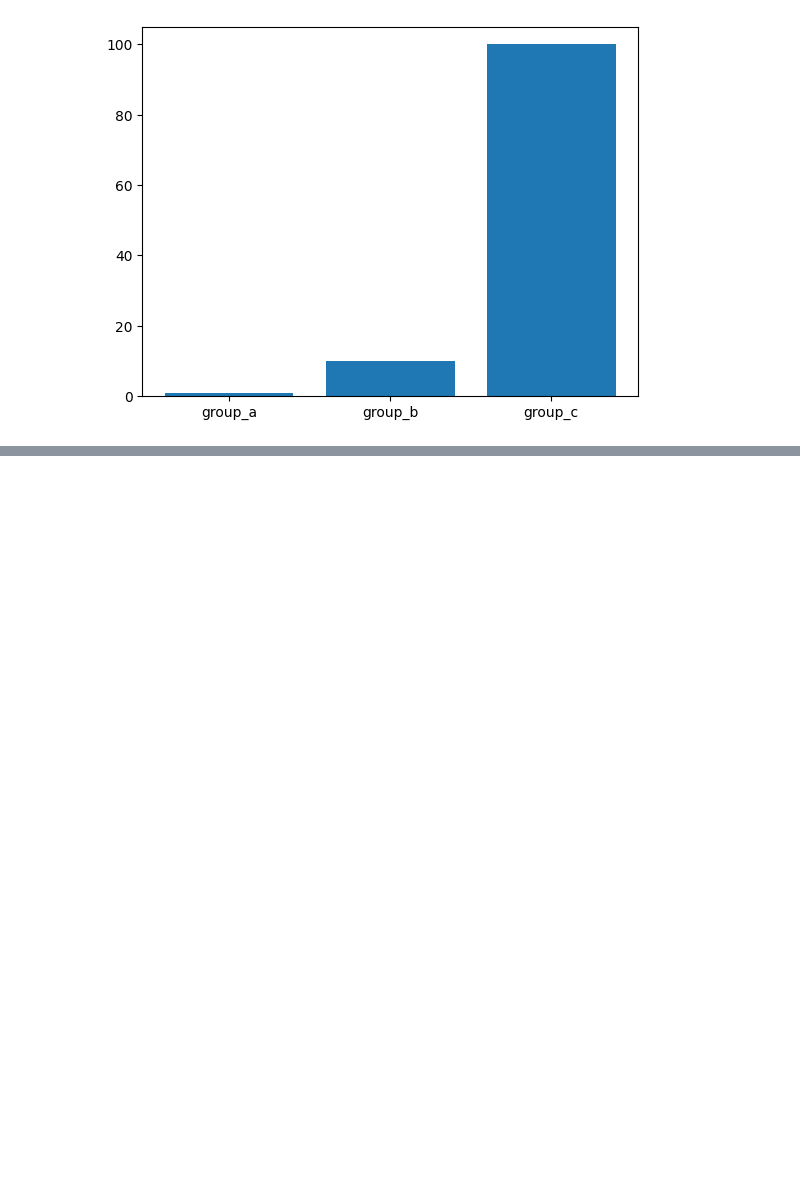
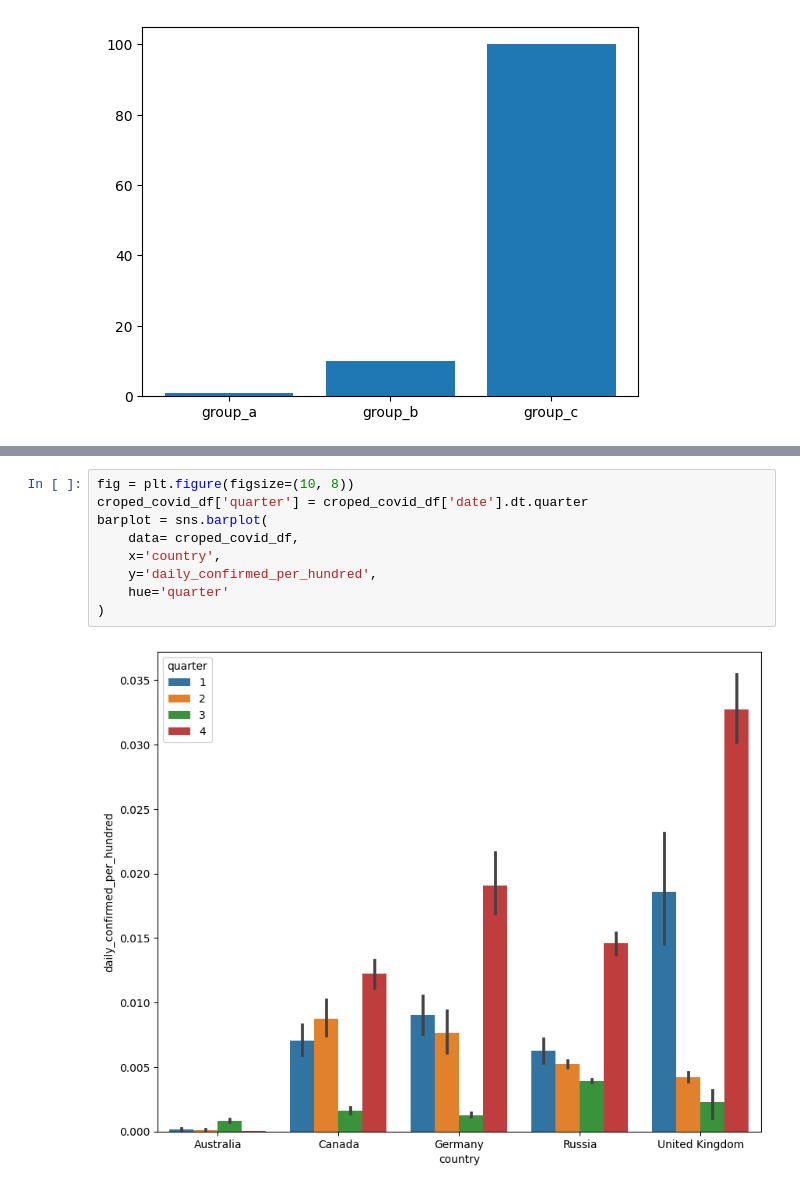
Before and after one commit to g1dcs/sf_hw_g1dcs, a Jupyter notebook: skillfactory/PY_13 Визуализация/Визуализация.ipynb, the cells around one changed output, grey strips where cells are left out. Cells and saved outputs as stored; diff of their text form; blank space fills up the shorter version.

```diff
--- a/skillfactory/PY_13 Визуализация/Визуализация.ipynb
+++ b/skillfactory/PY_13 Визуализация/Визуализация.ipynb
@@ -342,0 +405,11 @@ plt.show()
+# %%
+fig = plt.figure(figsize=(10, 8))
+croped_covid_df['quarter'] = croped_covid_df['date'].dt.quarter
+barplot = sns.barplot(
+    data= croped_covid_df,
+    x='country',
+    y='daily_confirmed_per_hundred',
+    hue='quarter'
+)
+# %% [output]
+[figure, added]
```
Also changed, not shown: parts of 10 cells of this notebook.
